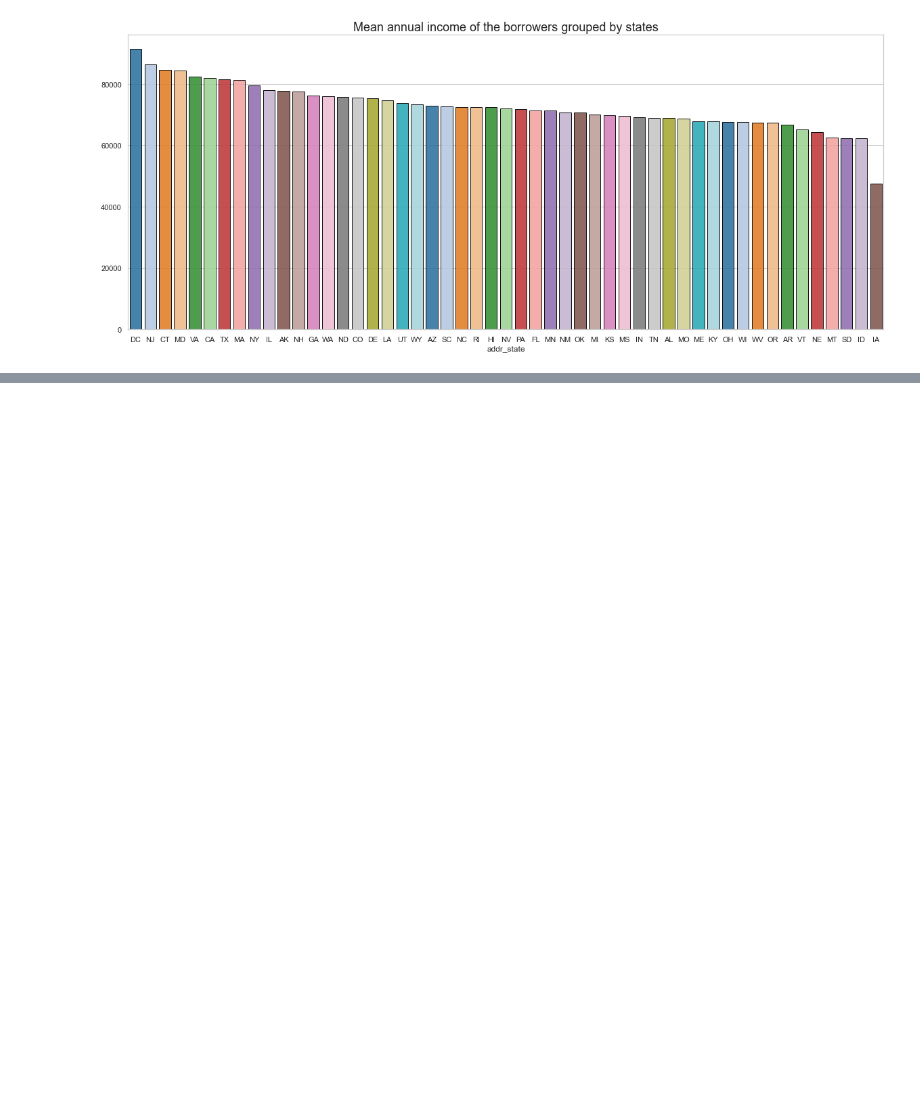
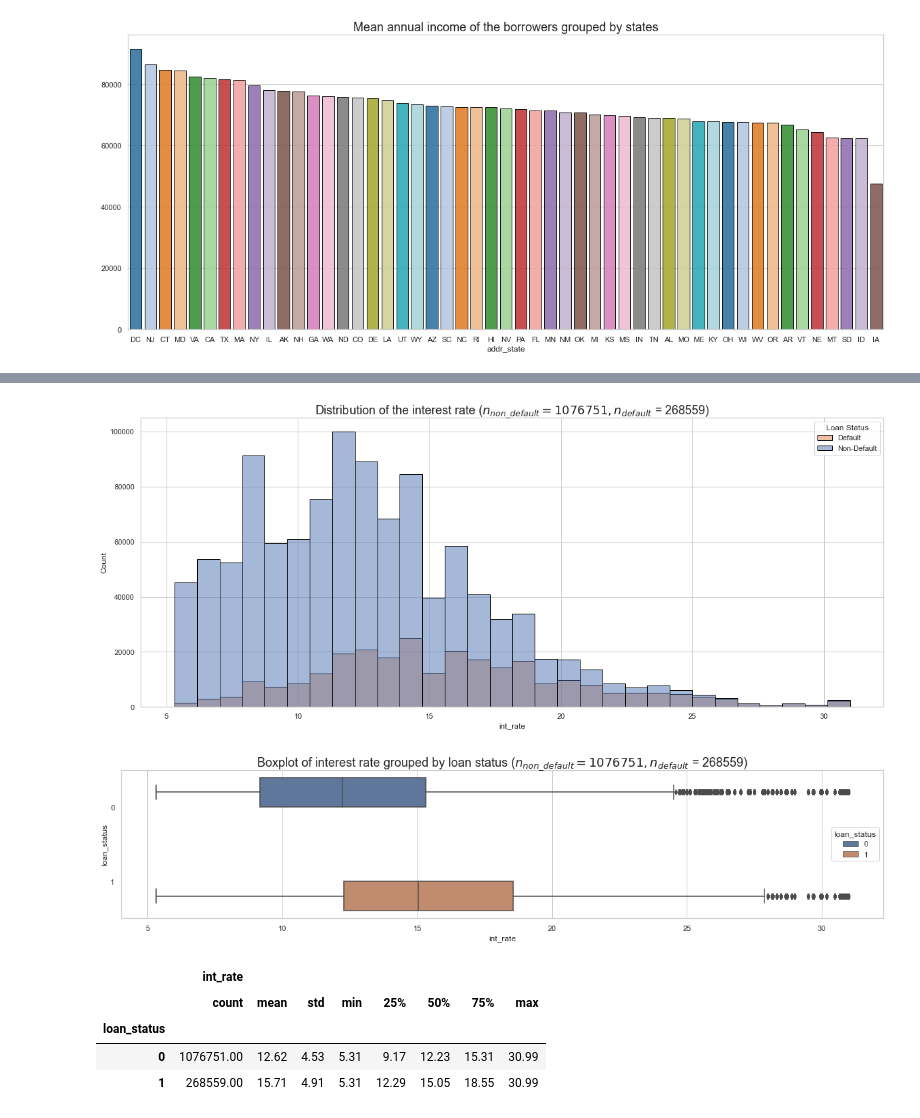
Before and after one commit to negralessio/advanced-ml-final-project, a Jupyter notebook: notebooks/eda.ipynb, the cells around one changed output, grey strips where cells are left out. Cells and saved outputs as stored; diff of their text form; code cells hidden in the pictures; blank space fills up the shorter version.

Commit message:
Added interest rate analysis in EDA notebook

```diff
--- a/notebooks/eda.ipynb
+++ b/notebooks/eda.ipynb
@@ -113,0 +121,26 @@ plt.show()
+# %%
+# Plot Loan amount distribution
+plt.figure(figsize=(20, 8))
+plt.title(f"Distribution of the interest rate "
+          f"($n_{{non\_default}} = {n_non_default}, n_{{default}}$ = {n_default})", size=18)
+sns.histplot(data=df, x='int_rate', bins=30, edgecolor='black', hue='loan_status', multiple='layer')
+plt.legend(title='Loan Status', labels=['Default', 'Non-Default'])
+plt.show()
+
+# Plot boxplot
+plt.figure(figsize=(20, 4))
+plt.title(f"Boxplot of interest rate grouped by loan "
+          f"status ($n_{{non\_default}} = {n_non_default}, n_{{default}}$ = {n_default})", size=18)
+sns.boxplot(data=df, x='int_rate', y='loan_status', orient='h', hue='loan_status', saturation=0.6)
+plt.show()
+
+# Get descriptive statistics from int rate grouped by status
+df[['int_rate','loan_status']].groupby('loan_status').describe().applymap('{:.2f}'.format)
+# %% [output]
+[figure, added]
+[figure, added]
+|  | int_rate |  |  |  |  |  |  |  |
+|  | count | mean | std | min | 25% | 50% | 75% | max |
+| loan_status |  |  |  |  |  |  |  |  |
+| 0 | 1076751.00 | 12.62 | 4.53 | 5.31 | 9.17 | 12.23 | 15.31 | 30.99 |
+| 1 | 268559.00 | 15.71 | 4.91 | 5.31 | 12.29 | 15.05 | 18.55 | 30.99 |
```
Also changed, not shown: parts of 4 cells of this notebook.
